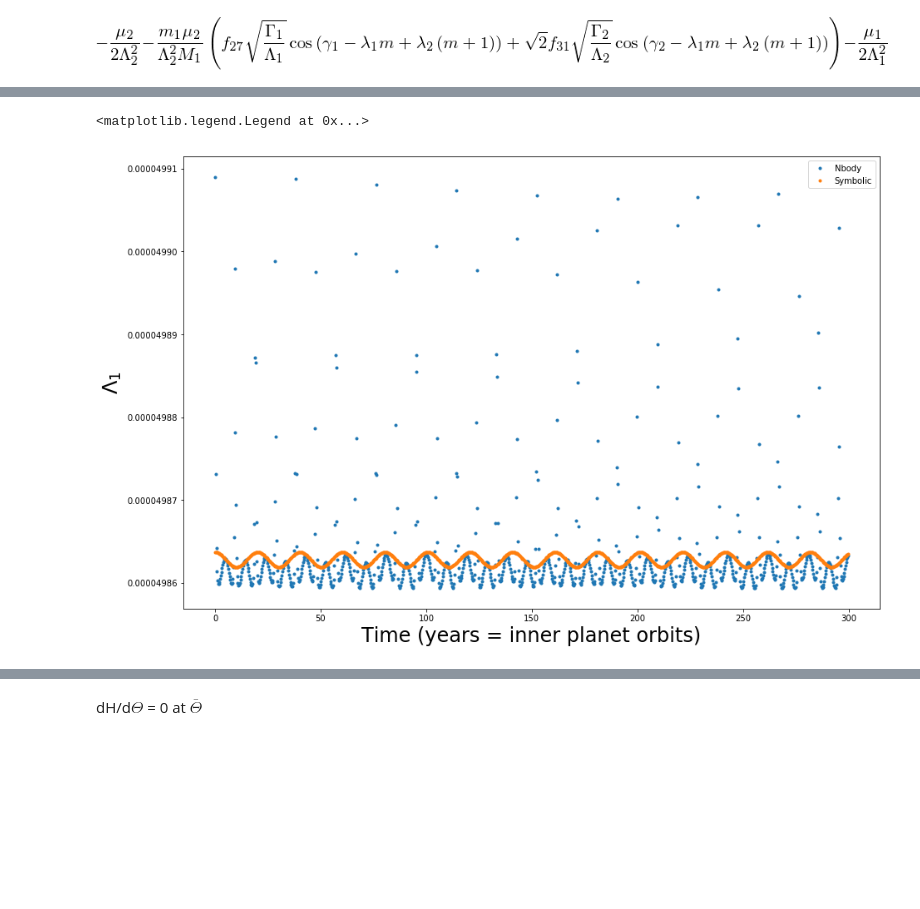
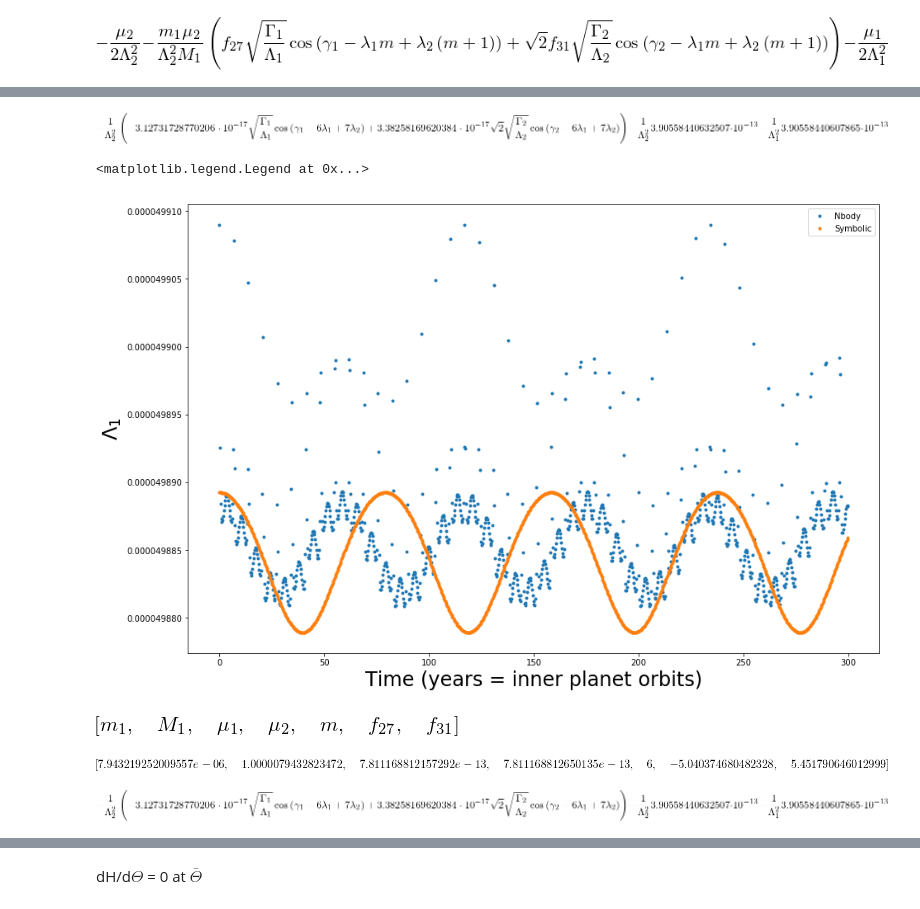
Before and after one commit to shadden/celmech, a Jupyter notebook: MMR.ipynb, the cells around one changed output, grey strips where cells are left out. Cells and saved outputs as stored; diff of their text form; code cells hidden in the pictures; blank space fills up the shorter version.

Commit message:
new hamiltonian

```diff
--- a/MMR.ipynb
+++ b/MMR.ipynb
@@ -28,7 +27,7 @@ sim = make_sim(m_res)
 # %%
 Lambda1, Lambda2, lambda1, lambda2, Gamma1, Gamma2, gamma1, gamma2 = symbols('Lambda1, Lambda2, lambda1, lambda2, Gamma1, Gamma2, gamma1, gamma2')
 actionanglepairs = [(Lambda1, lambda1), (Lambda2, lambda2), (Gamma1, gamma1), (Gamma2, gamma2)]
-m1, m2, M1, mu1, mu2, m, f27, f31 = symbols('m1, m2, M1, mu1, mu2, m, f27, f31')
+m1, M1, mu1, mu2, m, f27, f31 = symbols('m1, M1, mu1, mu2, m, f27, f31')
 params = [m1, M1, mu1, mu2, m, f27, f31]
 
 H0 = -mu1/(2*Lambda1**2) - mu2/(2*Lambda2**2)
@@ -53,6 +39,7 @@ class CMHamiltonian(Hamiltonian):
 # %%
-from celmech.hamiltonian import make_Hamiltonian
-Hp = make_Hamiltonian(H, actionanglepairs, params)
+from celmech.hamiltonian import Hamiltonian
+Hp = Hamiltonian(H, actionanglepairs, params)
 # %%
-from celmech.transformations import sim_to_poincare
-ic, Nparams = sim_to_poincare(sim, 1, 2, average_synodic_terms=True)
+from celmech.transformations import sim_to_poincare_vars, sim_to_poincare_params
+ic = sim_to_poincare_vars(sim, 1, 2, m_res, average_synodic_terms=True)
+Nparams = sim_to_poincare_params(sim, 1, 2, m_res)
@@ -70,13 +47,12 @@ hp.H
 %%time
 tmax = Norbits*sim.particles[1].P
 times = np.linspace(0, tmax, Nout, endpoint=False)
-symsol = hp.integrate(ic, times)
+symsol = Hp.integrate(Nparams, ic, times)
 
-Nsol = {'Lambda1':np.zeros(Nout), 'Lambda2':np.zeros(Nout), 'lambda1':np.zeros(Nout), 'lambda2':np.zeros(Nout),
-        'Gamma1':np.zeros(Nout), 'Gamma2':np.zeros(Nout), 'gamma1':np.zeros(Nout), 'gamma2':np.zeros(Nout)}
+#Nsol = {Lambda1:np.zeros(Nout), Lambda2:np.zeros(Nout), lambda1:np.zeros(Nout), lambda2:np.zeros(Nout),
+#        Gamma1:np.zeros(Nout), Gamma2:np.zeros(Nout), gamma1:np.zeros(Nout), gamma2:np.zeros(Nout)}
+Nsol = np.zeros((8, Nout))
 for i, time in enumerate(times):
     sim.integrate(time)
-    var, Nparams = sim_to_poincare(sim, 1, 2)
-    for key in Nsol.keys():
-        Nsol[key][i] = var[key]
+    Nsol[:,i] = sim_to_poincare_vars(sim, 1, 2, m_res)
 # %% [output]
@@ -85,18 +61,34 @@ Wall time: 1.27 s
+# %%
+Hp.NH
+# %% [output]
+[figure, added]
 # %%
 %matplotlib inline
 import matplotlib.pyplot as plt
 
 fig, ax = plt.subplots(figsize=(15,10))
 ax.set_xlabel("Time (years = inner planet orbits)", fontsize=24)
 ax.set_ylabel(r"$\Lambda_1$", fontsize=24)
 
-ax.plot(times, Nsol['Lambda1'], '.', label='Nbody')
-ax.plot(times, symsol['Lambda1'], '.', label='Symbolic')
+ax.plot(times, Nsol[0,:], '.', label='Nbody')
+ax.plot(times, symsol[Lambda1], '.', label='Symbolic')
 
 ax.legend()
 # %% [output]
 <matplotlib.legend.Legend at 0x...>
-[figure, old version]
+[figure, new version]
+# %%
+params
+# %% [output]
+[figure, added]
+# %%
+Nparams
+# %% [output]
+[figure, added]
+# %%
+Hp.NH
+# %% [output]
+[figure, added]
 # %%
 from sympy.abc import _clash2
 from sympy import sympify
```
Also changed, not shown: parts of 37 cells of this notebook, 2 other files.
